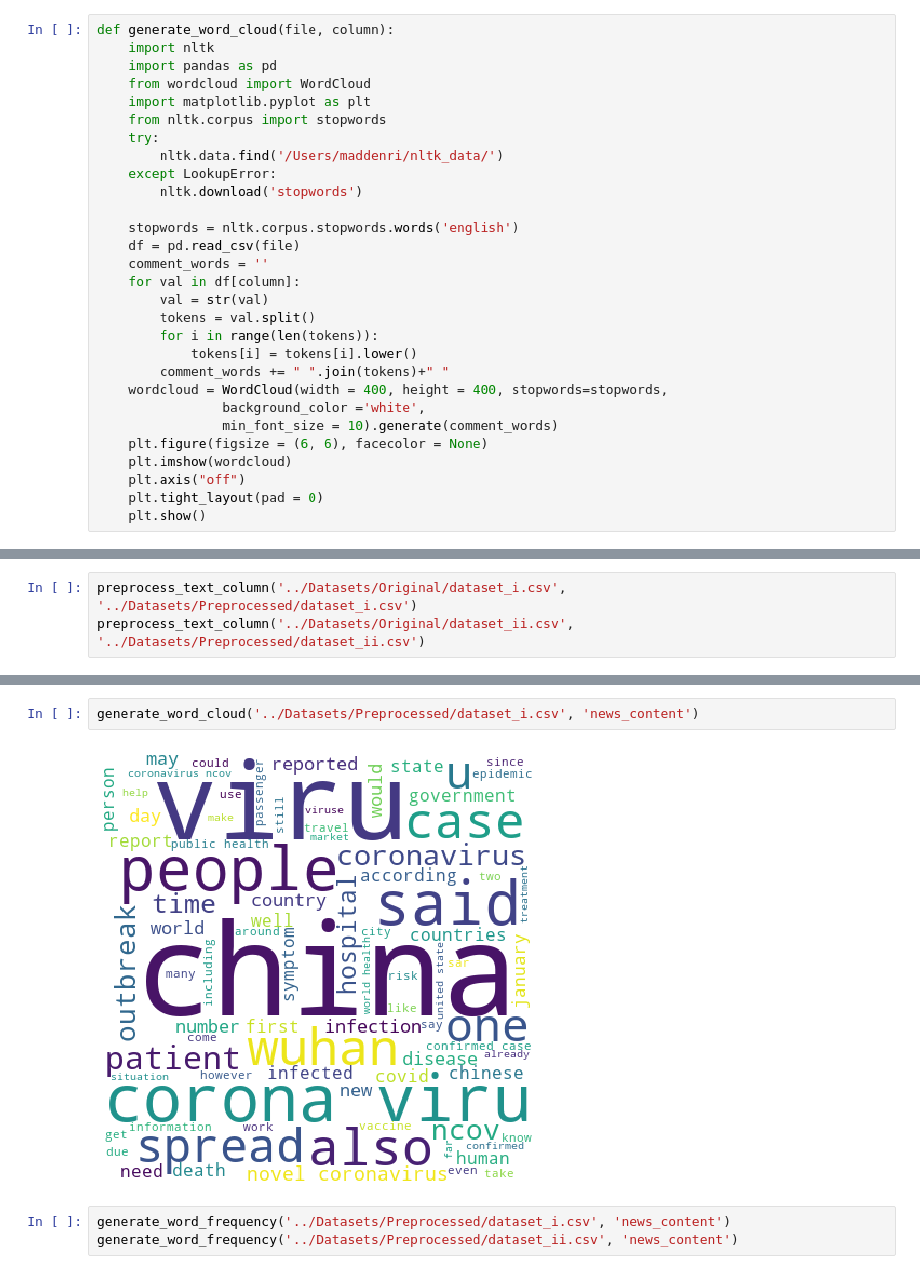
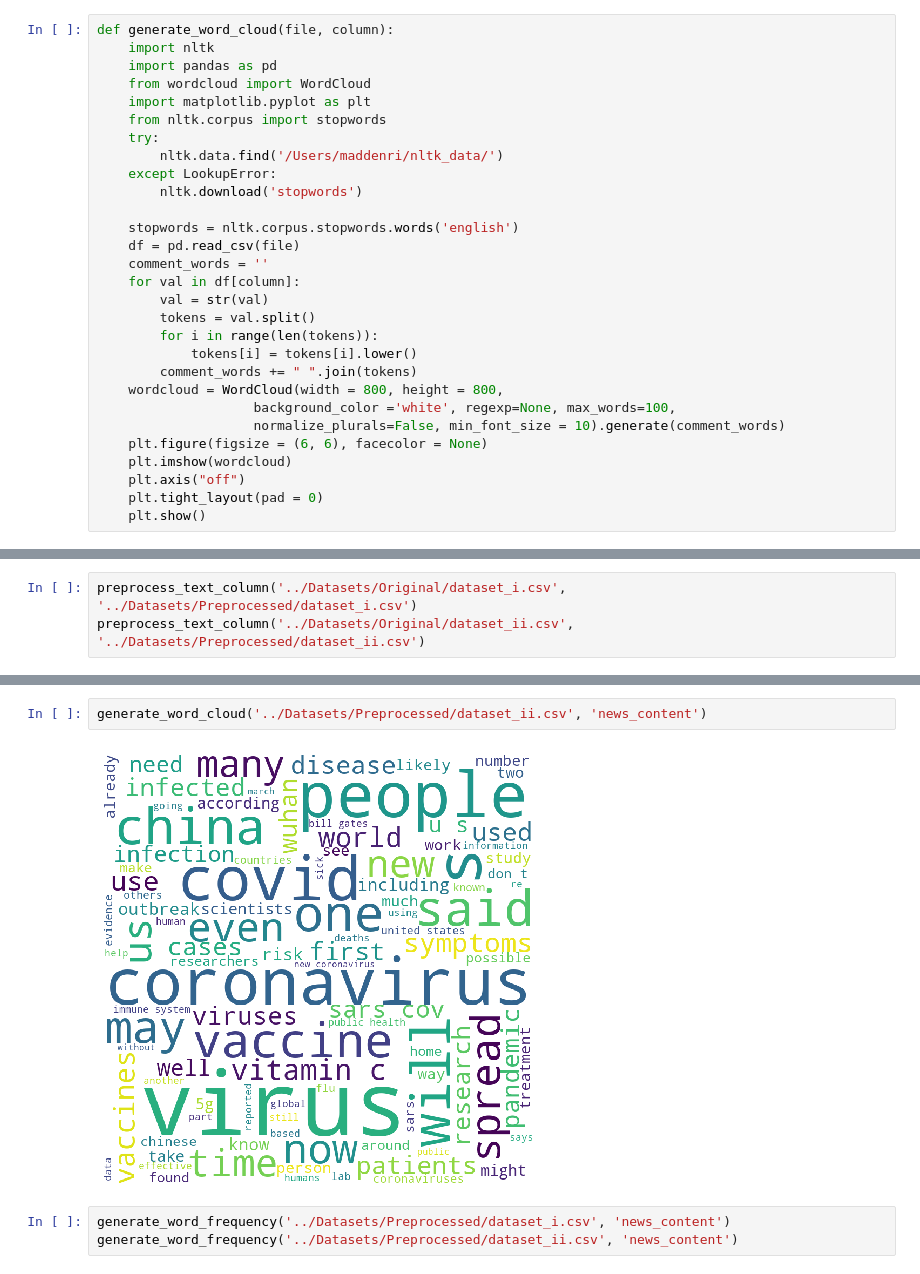
Before and after one commit to maddenri/Fake-News-Detection, a Jupyter notebook: FakeNewsDetection.ipynb, the cells around one changed output, grey strips where cells are left out. Cells and saved outputs as stored; diff of their text form.

```diff
--- a/FakeNewsDetection.ipynb
+++ b/FakeNewsDetection.ipynb
@@ -20,10 +20,10 @@ def generate_word_cloud(file, column):
         tokens = val.split()
         for i in range(len(tokens)):
             tokens[i] = tokens[i].lower()
-        comment_words += " ".join(tokens)+" "
-    wordcloud = WordCloud(width = 400, height = 400, stopwords=stopwords,
-                background_color ='white',
-                min_font_size = 10).generate(comment_words)
+        comment_words += " ".join(tokens)
+    wordcloud = WordCloud(width = 800, height = 800,
+                    background_color ='white', regexp=None, max_words=100,
+                    normalize_plurals=False, min_font_size = 10).generate(comment_words)
     plt.figure(figsize = (6, 6), facecolor = None)
     plt.imshow(wordcloud)
     plt.axis("off")
@@ -84,7 +84,7 @@ generate_word_cloud('../Datasets/Preprocessed/dataset_i.csv', 'news_content')
 # %%
-generate_word_cloud('../Datasets/Preprocessed/dataset_i.csv', 'news_content')
+generate_word_cloud('../Datasets/Preprocessed/dataset_ii.csv', 'news_content')
 # %% [output]
-[figure, old version]
+[figure, new version]
 # %%
 generate_word_frequency('../Datasets/Preprocessed/dataset_i.csv', 'news_content')
 generate_word_frequency('../Datasets/Preprocessed/dataset_ii.csv', 'news_content')
```
Also changed, not shown: parts of 100 cells of this notebook.
